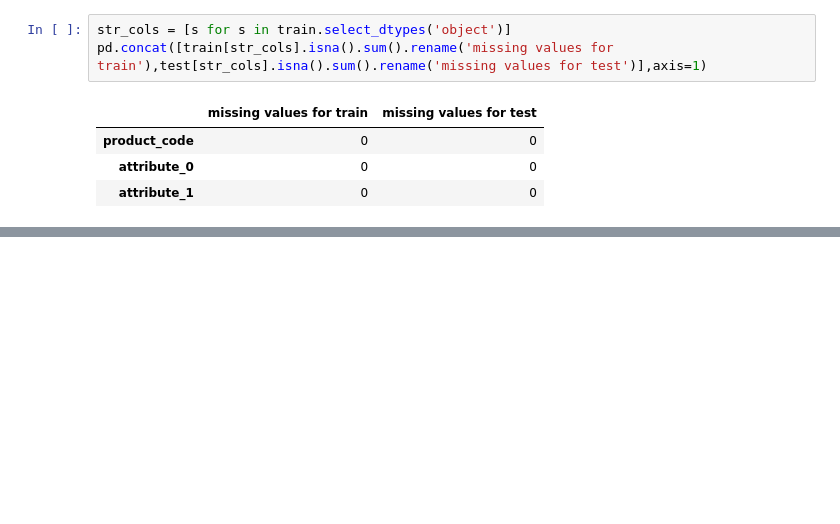
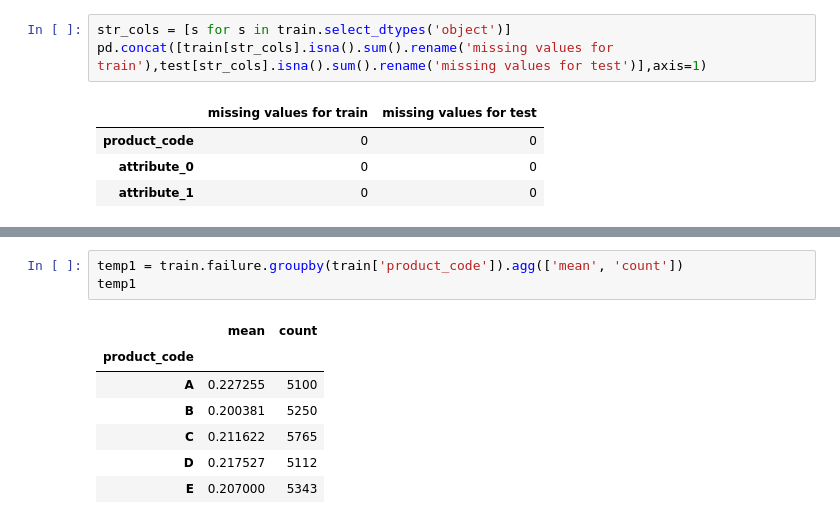
Before and after one commit to mahdiislam79/Product_failure_prediction, a Jupyter notebook: Predict_product_failures.ipynb, the cells around one changed output, grey strips where cells are left out. Cells and saved outputs as stored; diff of their text form; blank space fills up the shorter version.

```diff
--- a/Predict_product_failures.ipynb
+++ b/Predict_product_failures.ipynb
@@ -269,0 +326,11 @@ temp1 = train[s].value_counts(dropna=False, nop)
+# %%
+temp1 = train.failure.groupby(train['product_code']).agg(['mean', 'count'])
+temp1
+# %% [output]
+|  | mean | count |
+| product_code |  |  |
+| A | 0.227255 | 5100 |
+| B | 0.200381 | 5250 |
+| C | 0.211622 | 5765 |
+| D | 0.217527 | 5112 |
+| E | 0.207000 | 5343 |
```
Also changed, not shown: parts of 11 cells of this notebook.
